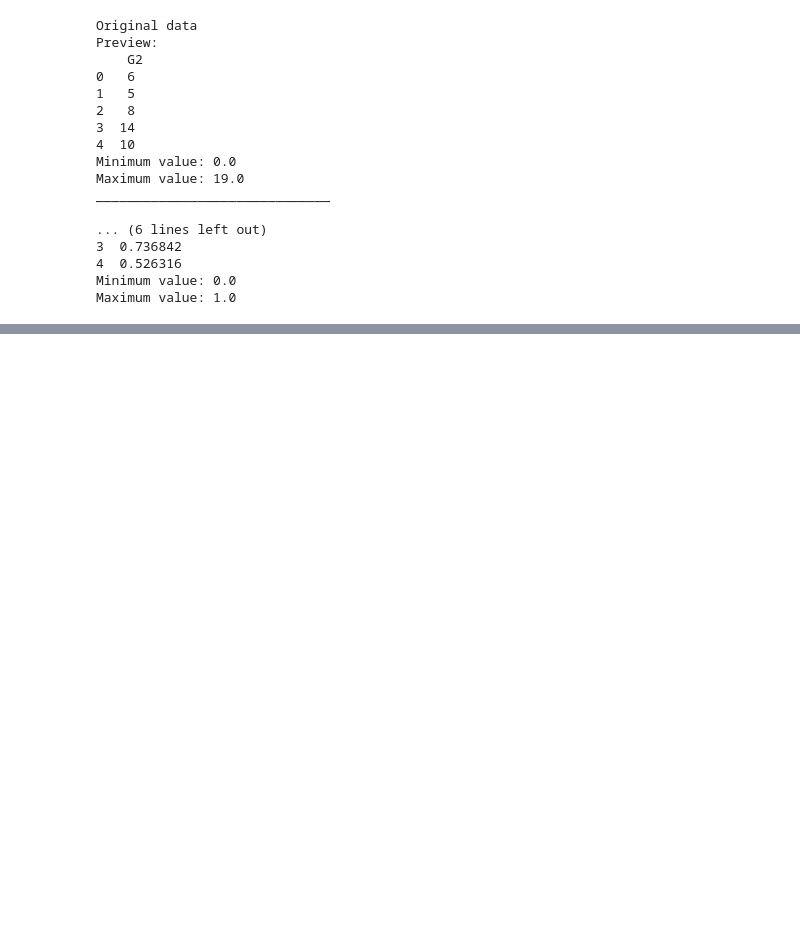
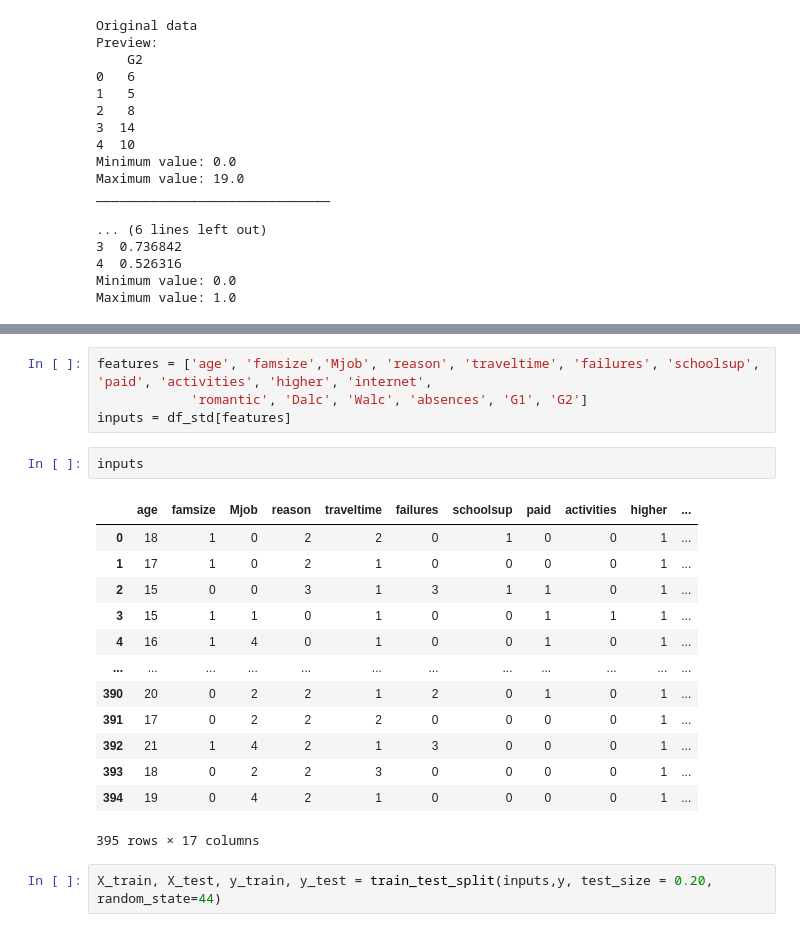
Before and after one commit to ABDELLAH-Hallou/students_performance, a Jupyter notebook: students_perf.ipynb, the cells around one changed output, grey strips where cells are left out. Cells and saved outputs as stored; diff of their text form; blank space fills up the shorter version.

```diff
--- a/students_perf.ipynb
+++ b/students_perf.ipynb
@@ -269,0 +432,22 @@ print(guardian)
+# %%
+features = ['age', 'famsize','Mjob', 'reason', 'traveltime', 'failures', 'schoolsup', 'paid', 'activities', 'higher', 'internet',
+            'romantic', 'Dalc', 'Walc', 'absences', 'G1', 'G2']
+inputs = df_std[features]
+# %%
+inputs
+# %% [output]
+|  | age | famsize | Mjob | reason | traveltime | failures | schoolsup | paid | activities | higher | ... |
+| 0 | 18 | 1 | 0 | 2 | 2 | 0 | 1 | 0 | 0 | 1 | ... |
+| 1 | 17 | 1 | 0 | 2 | 1 | 0 | 0 | 0 | 0 | 1 | ... |
+| 2 | 15 | 0 | 0 | 3 | 1 | 3 | 1 | 1 | 0 | 1 | ... |
+| 3 | 15 | 1 | 1 | 0 | 1 | 0 | 0 | 1 | 1 | 1 | ... |
+| 4 | 16 | 1 | 4 | 0 | 1 | 0 | 0 | 1 | 0 | 1 | ... |
+| ... | ... | ... | ... | ... | ... | ... | ... | ... | ... | ... | ... |
+| 390 | 20 | 0 | 2 | 2 | 1 | 2 | 0 | 1 | 0 | 1 | ... |
+| 391 | 17 | 0 | 2 | 2 | 2 | 0 | 0 | 0 | 0 | 1 | ... |
+| 392 | 21 | 1 | 4 | 2 | 1 | 3 | 0 | 0 | 0 | 1 | ... |
+| 393 | 18 | 0 | 2 | 2 | 3 | 0 | 0 | 0 | 0 | 1 | ... |
+| 394 | 19 | 0 | 4 | 2 | 1 | 0 | 0 | 0 | 0 | 1 | ... |
+395 rows × 17 columns
+# %%
+X_train, X_test, y_train, y_test = train_test_split(inputs,y, test_size = 0.20, random_state=44)
```
Also changed, not shown: parts of 25 cells of this notebook.
